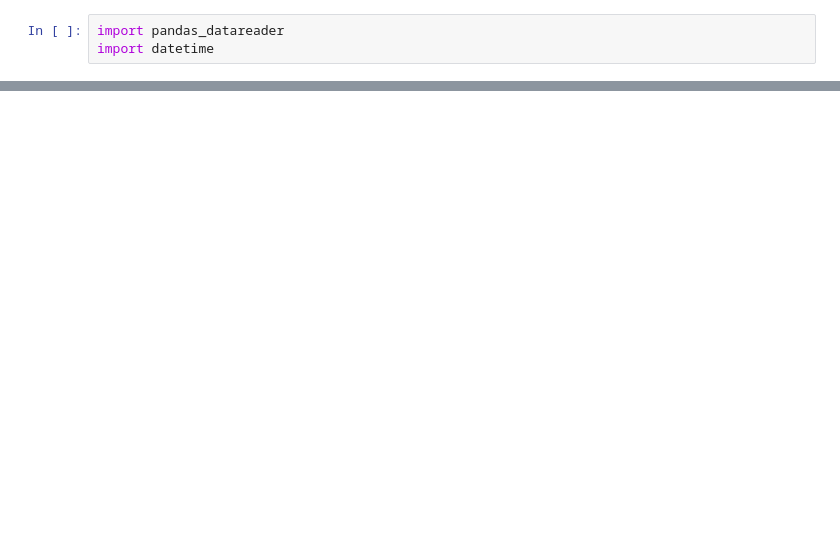
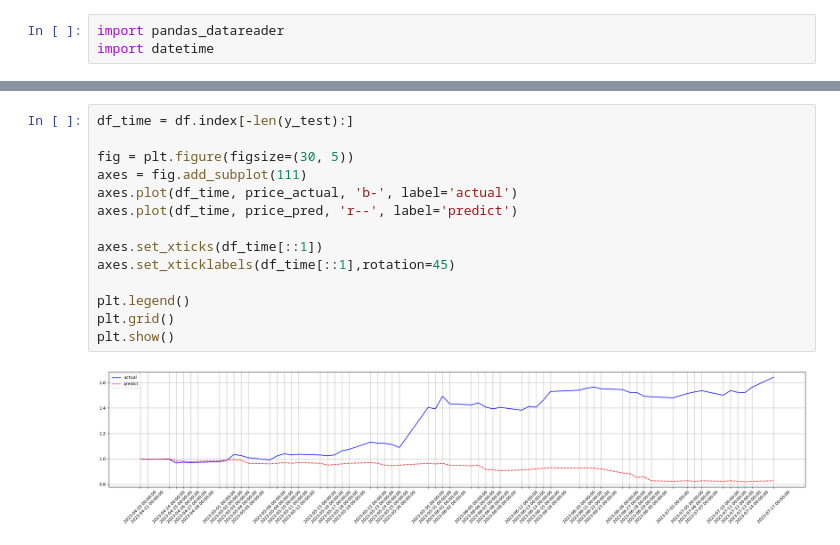
Before and after one commit to dmcgow/certificate, a Jupyter notebook: certificate_CNN.ipynb, the cells around one changed output, grey strips where cells are left out. Cells and saved outputs as stored; diff of their text form; blank space fills up the shorter version.

```diff
--- a/certificate_CNN.ipynb
+++ b/certificate_CNN.ipynb
@@ -282,0 +364,16 @@ plt.show()
+# %%
+df_time = df.index[-len(y_test):]
+
+fig = plt.figure(figsize=(30, 5))
+axes = fig.add_subplot(111)
+axes.plot(df_time, price_actual, 'b-', label='actual')
+axes.plot(df_time, price_pred, 'r--', label='predict')
+
+axes.set_xticks(df_time[::1])
+axes.set_xticklabels(df_time[::1],rotation=45)
+
+plt.legend()
+plt.grid()
+plt.show()
+# %% [output]
+[figure, added]
```
Also changed, not shown: parts of 13 cells of this notebook.
